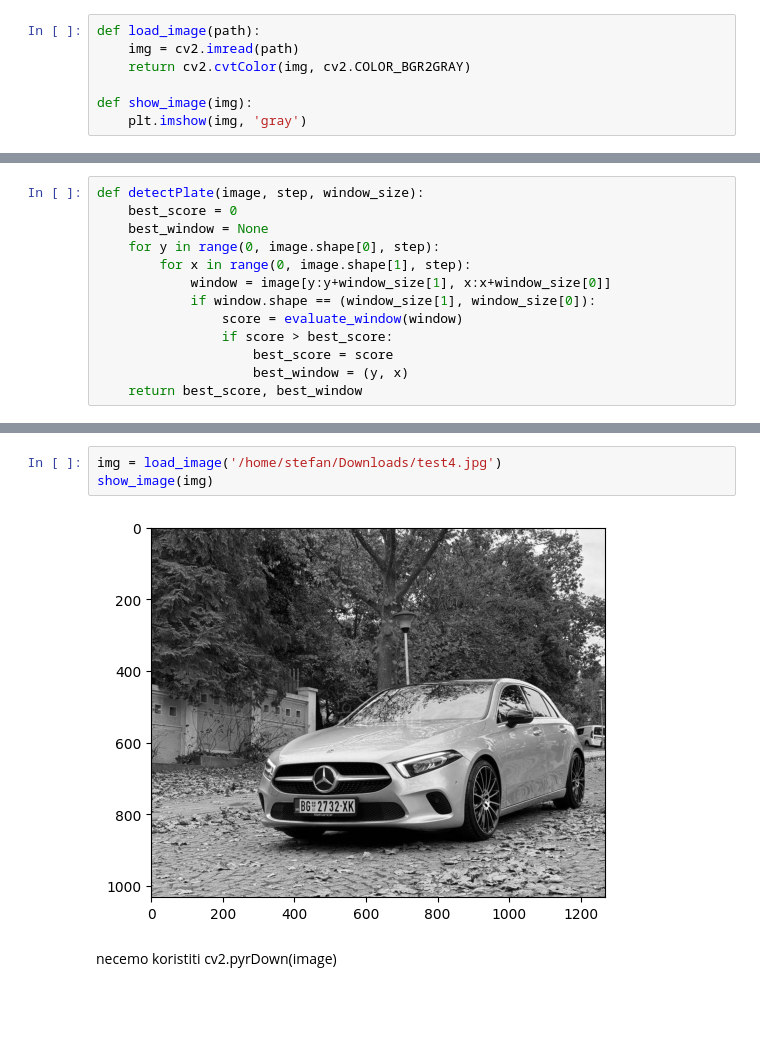
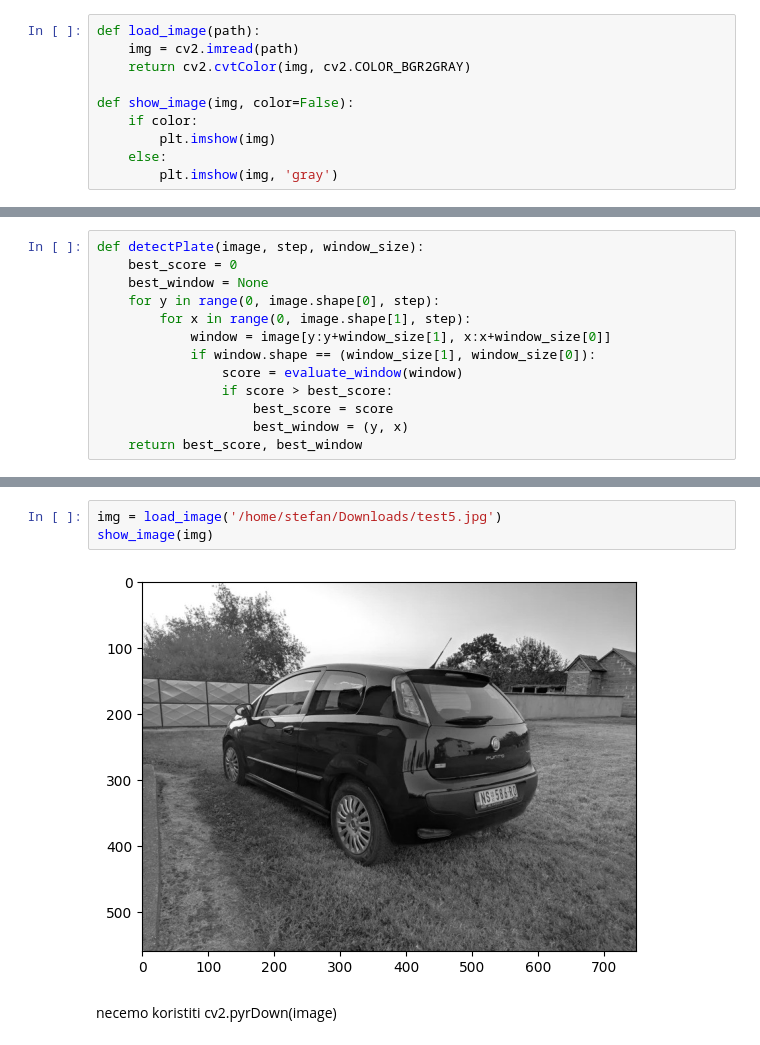
Before and after one commit to jeftasije/licence-plate-detection, a Jupyter notebook: model/model.ipynb, the cells around one changed output, grey strips where cells are left out. Cells and saved outputs as stored; diff of their text form; blank space fills up the shorter version.

```diff
--- a/model/model.ipynb
+++ b/model/model.ipynb
@@ -13,8 +27,11 @@ def load_image(path):
     img = cv2.imread(path)
     return cv2.cvtColor(img, cv2.COLOR_BGR2GRAY)
 
-def show_image(img):
-    plt.imshow(img, 'gray')
+def show_image(img, color=False):
+    if color:
+        plt.imshow(img)
+    else:
+        plt.imshow(img, 'gray')
 # %%
 positive_images = []
 negative_images = []
@@ -186,8 +138,8 @@ def detectPlate(image, step, window_size):
 # %%
-img = load_image('/home/stefan/Downloads/test4.jpg')
+img = load_image('/home/stefan/Downloads/test5.jpg')
 show_image(img)
 # %% [output]
-[figure, old version]
+[figure, new version]
 # %% [markdown]
 necemo koristiti cv2.pyrDown(image)
 # %%
```
Also changed, not shown: parts of 16 cells of this notebook, 1 other file.
